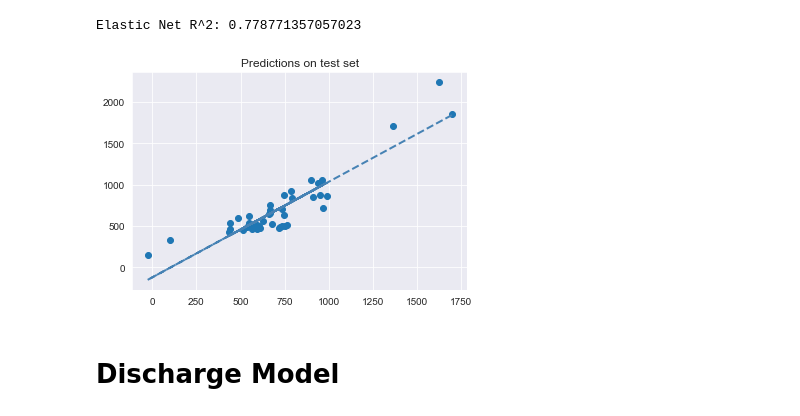
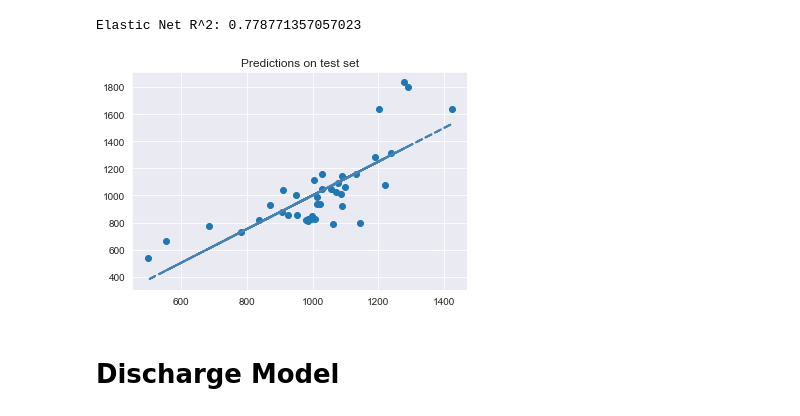
Before and after one commit to LourensWalters/battery-cycle-life, a Jupyter notebook: src/notebooks/Base models.ipynb, the cells around one changed output. Drawn from its saved outputs; the diff is of its cells as text; code cells hidden in the pictures.

```diff
--- a/src/notebooks/Base models.ipynb
+++ b/src/notebooks/Base models.ipynb
@@ -167,17 +163,18 @@ varmod_rmse, varmod_mpe, varmod_rsq = eval_model(regr, features_df, varmod_featu
 Elastic Net R^2: 0.778771357057023
 # %%
 regr = regr.fit(x_train, y_train)
-x_test, y_test = get_split(features_df, varmod_features, targetmod, test_ind)
+#x_test, y_test = get_split(features_df, varmod_features, targetmod, test_ind)
+x_test, y_test = get_split(features_df, varmod_features, targetmod, secondary_test_ind)
 y_pred = regr.predict(x_test)
 
 plt.scatter(y_pred, y_test)
 a, b = np.polyfit(y_pred, y_test, 1)
 plt.plot(y_pred, a*y_pred+b, color='steelblue', linestyle='--', linewidth=2)
 #plt.plot(y_pred, y_test, color="red")
 plt.title("Predictions on test set")
 plt.show()
 # %% [output]
-[figure, old version]
+[figure, new version]
 # %% [markdown]
 # Discharge Model
 # %%
```
Also changed, not shown: parts of 7 cells of this notebook, 4 other files.
